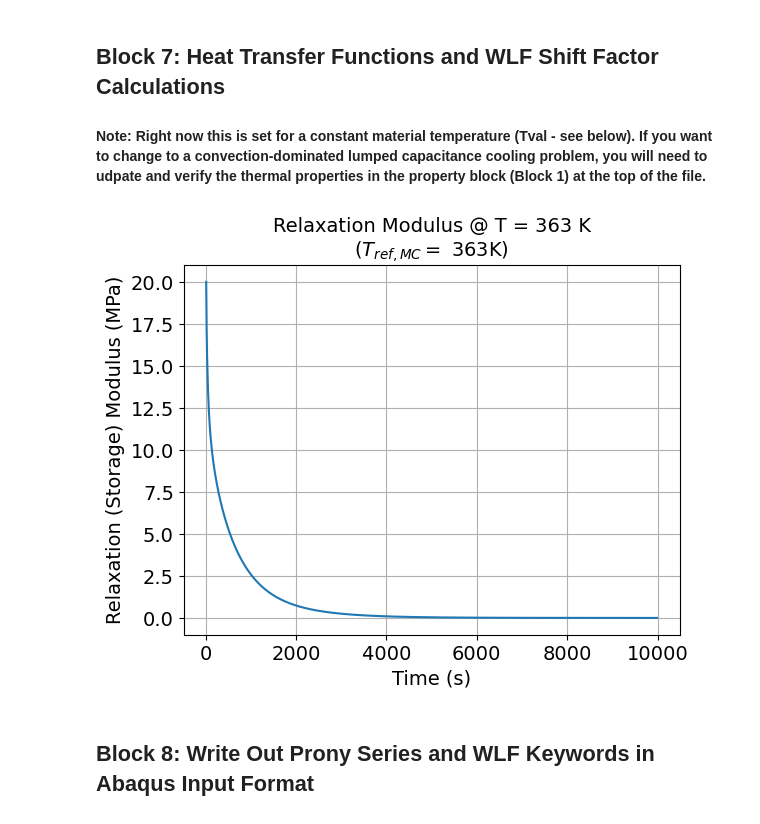
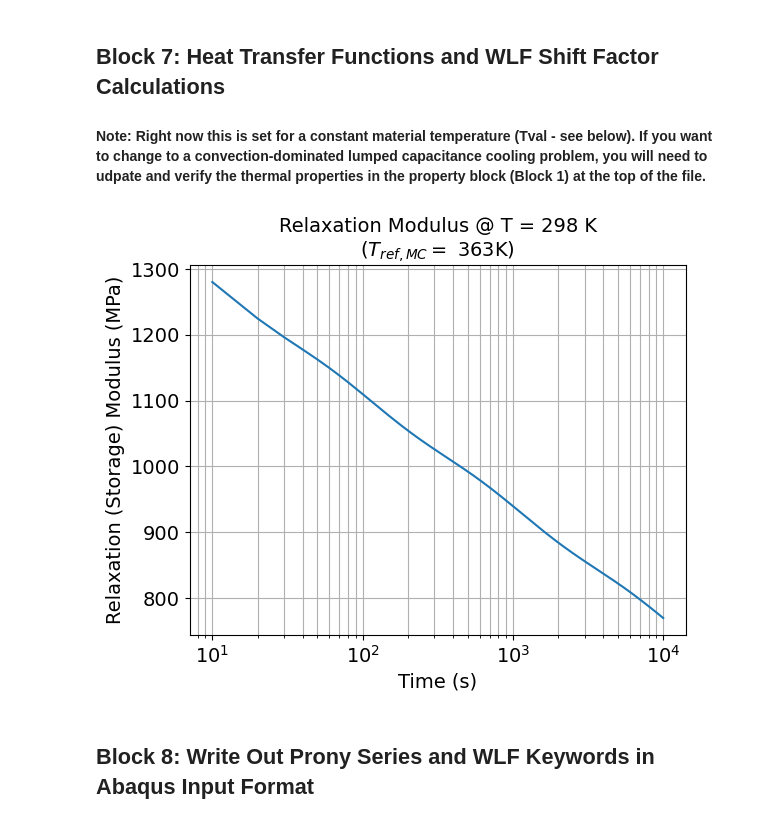
Before and after one commit to arepalM/bistable_phrozen, a Jupyter notebook: relaxation_spectrum.ipynb, the cells around one changed output. Cells and saved outputs as stored; diff of their text form; code cells hidden in the pictures.

```diff
--- a/relaxation_spectrum.ipynb
+++ b/relaxation_spectrum.ipynb
@@ -34,7 +34,7 @@ plt.rc('ytick', labelsize=MEDIUM_SIZE)    # fontsize of the tick labels
 plt.rc('legend', fontsize=MEDIUM_SIZE)    # legend fontsize
 plt.rc('figure', titlesize=BIGGER_SIZE)  # fontsize of the figure title
 # %%
-# Material
+# Material and root directory
 mat = 'Phrozen'
 dir = '/Users/mikelapera/Library/CloudStorage/OneDrive-JohnsHopkins/Documents/JHU/Research/Experiments/DMA/data/Phrozen'
 
@@ -69,7 +69,7 @@ deg_inc = 5
 freq_inc = 10
 
 # Number of Prony terms for Prony series - approx. 1 term per decade of master curve
-num_prony_terms = 14
+num_prony_terms = 20
 
 # Poisson's ratio (glassy)
 nu= 0.34
@@ -165,8 +183,8 @@ with open(os.path.join(dir,'master_curve_Tref_' + T0 + '.csv'), "w") as f:
 ### Calculate continuous relaxation frequency spectrum, $h_s$
 # %%
 # Cutoff for log(w)
-wlow   = 10**-4
-whigh  = 10**4
+wlow   = 10**-3
+whigh  = 10**9
 w_full = 10**xnew
 E_full = 10**ynew
 
@@ -722,7 +750,7 @@ mu_eq     = E_eq/(2 * (1 + nu_r))
 tau_k     = [9E10,5.99E9,3.95E8,2.61E7,1.72E6,1.13E5,7.49E3,4.94E2,3.26E1,2.15,1.42E-1,9.36E-3]     # relaxation time constants, s
 mu_neqk   = [1.36,4.399,19.5,38.7,48.4,47.2,54.5,65.7,72.8,78.8,103,55.6]         # MPa
 
-Tval = 363
+Tval = 298
 
 # Lumped capacitance model to calculate T(t)
 def calculateT(T0,tau_c,t):
@@ -743,35 +771,35 @@ def calculate_alpha(C1,C2,T0,Tref_MC,tau_c,t):
 # WLF Shift factor equation (CONSTANT TEMPERATURE)
 def calculate_alpha_constT(C1,C2,Tref,Tval):
     T = Tval
     SF = 10**((-C1*(T-Tref))/(C2+T-Tref))
     return SF, T
 
 # Calculate relaxation modulus using Prony series (VARIABLE TEMPERATURE)
 def calculate_relaxation(C1,C2,Tref_MC,tau_c,E_eq,p,gi,nu_g,nu_r,t,T):
     Ep = []
     SF, T = calculate_alpha(C1,C2,T_t0,Tref_MC,tau_c,t)
     # See Eq. 34 Overleaf doc
     Er = E_total - E_total * sum(ei[k] * np.exp(-t/(SF*p[k])) for k in range(0,len(p)))
     return Er, SF
 
 # Calculate relaxation modulus using Prony series (CONSTANT TEMPERATURE)
 def calculate_relaxation_constT(C1,C2,T_ref_MC,p,ei,t):
     Ep = []
     SF,T = calculate_alpha_constT(C1,C2,T_ref_MC,Tval)
     Er = E_total - E_total * sum(ei[k] *( 1 - np.exp(-t/(SF*p[k]))) for k in range(0,len(p)))
     return Er, SF
 
 T_dielectric   = calculateT(T_t0,tau_c,t)
 Er, SF         = calculate_relaxation_constT(C1,C2,T_ref_MC,p,ei,t)
 
-plt.plot(t[1:-1],Er[1:-1])
+plt.semilogx(t[1:-1],Er[1:-1])
 plt.grid(which='both')
 plt.xlabel('Time (s)')
 plt.ylabel('Relaxation (Storage) Modulus (MPa)')
 plt.title(r'Relaxation Modulus @ T = ' + str(Tval) + ' K\n' + r'$(T_{ref,MC} = $ ' + str(int(T0[0:-1])+273) + 'K)')
 plt.show()
 # %% [output]
-[figure, old version]
+[figure, new version]
 # %% [markdown]
 ## Block 8: Write Out Prony Series and WLF Keywords in Abaqus Input Format
 # %%
```
Also changed, not shown: parts of 16 cells of this notebook.
